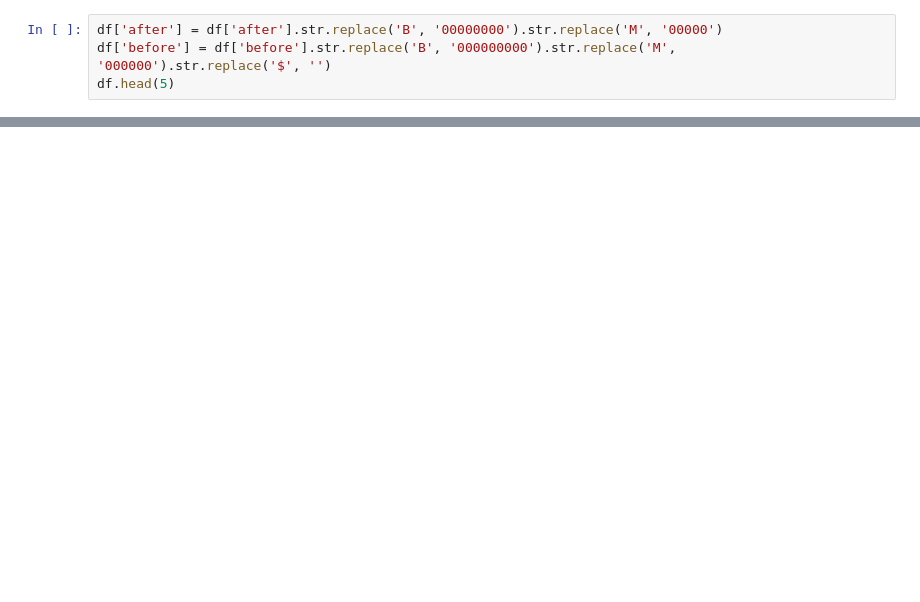
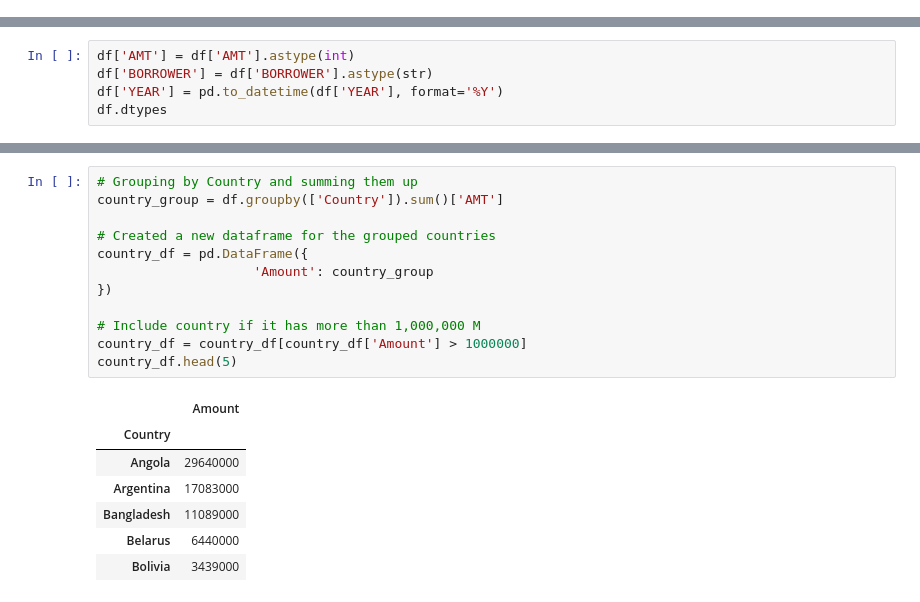
Before and after one commit to kkato95/Project, a Jupyter notebook: main.ipynb, the cells around one changed output, grey strips where cells are left out. Drawn from its saved outputs; the diff is of its cells as text; blank space fills up the shorter version.

```diff
--- a/main.ipynb
+++ b/main.ipynb
@@ -46,4 +42,0 @@ df.head(5)
-# %%
-df['after'] = df['after'].str.replace('B', '00000000').str.replace('M', '00000')
-df['before'] = df['before'].str.replace('B', '000000000').str.replace('M', '000000').str.replace('$', '')
-df.head(5)
@@ -74,0 +43,5 @@ AttributeError: 'DataFrame' object has no attribute 'YEAR'
+# %%
+df['AMT'] = df['AMT'].astype(int)
+df['BORROWER'] = df['BORROWER'].astype(str)
+df['YEAR'] = pd.to_datetime(df['YEAR'], format='%Y')
+df.dtypes
@@ -74,0 +58,20 @@ AttributeError: 'DataFrame' object has no attribute 'YEAR'
+# %%
+# Grouping by Country and summing them up
+country_group = df.groupby(['Country']).sum()['AMT']
+
+# Created a new dataframe for the grouped countries
+country_df = pd.DataFrame({
+                    'Amount': country_group
+})
+
+# Include country if it has more than 1,000,000 M
+country_df = country_df[country_df['Amount'] > 1000000]
+country_df.head(5)
+# %% [output]
+|  | Amount |
+| Country |  |
+| Angola | 29640000 |
+| Argentina | 17083000 |
+| Bangladesh | 11089000 |
+| Belarus | 6440000 |
+| Bolivia | 3439000 |
```
Also changed, not shown: parts of 11 cells of this notebook, 2 other files.
